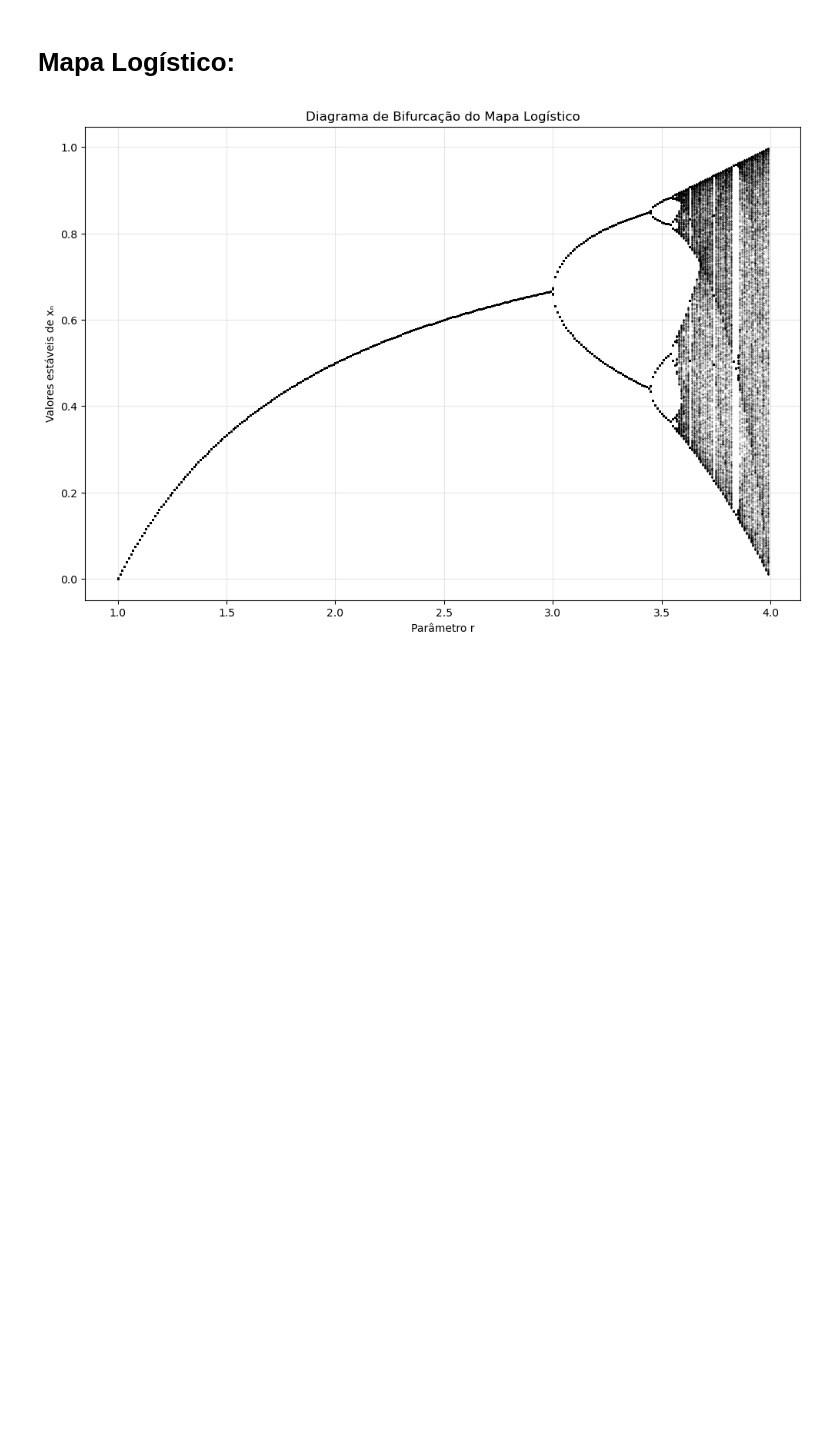
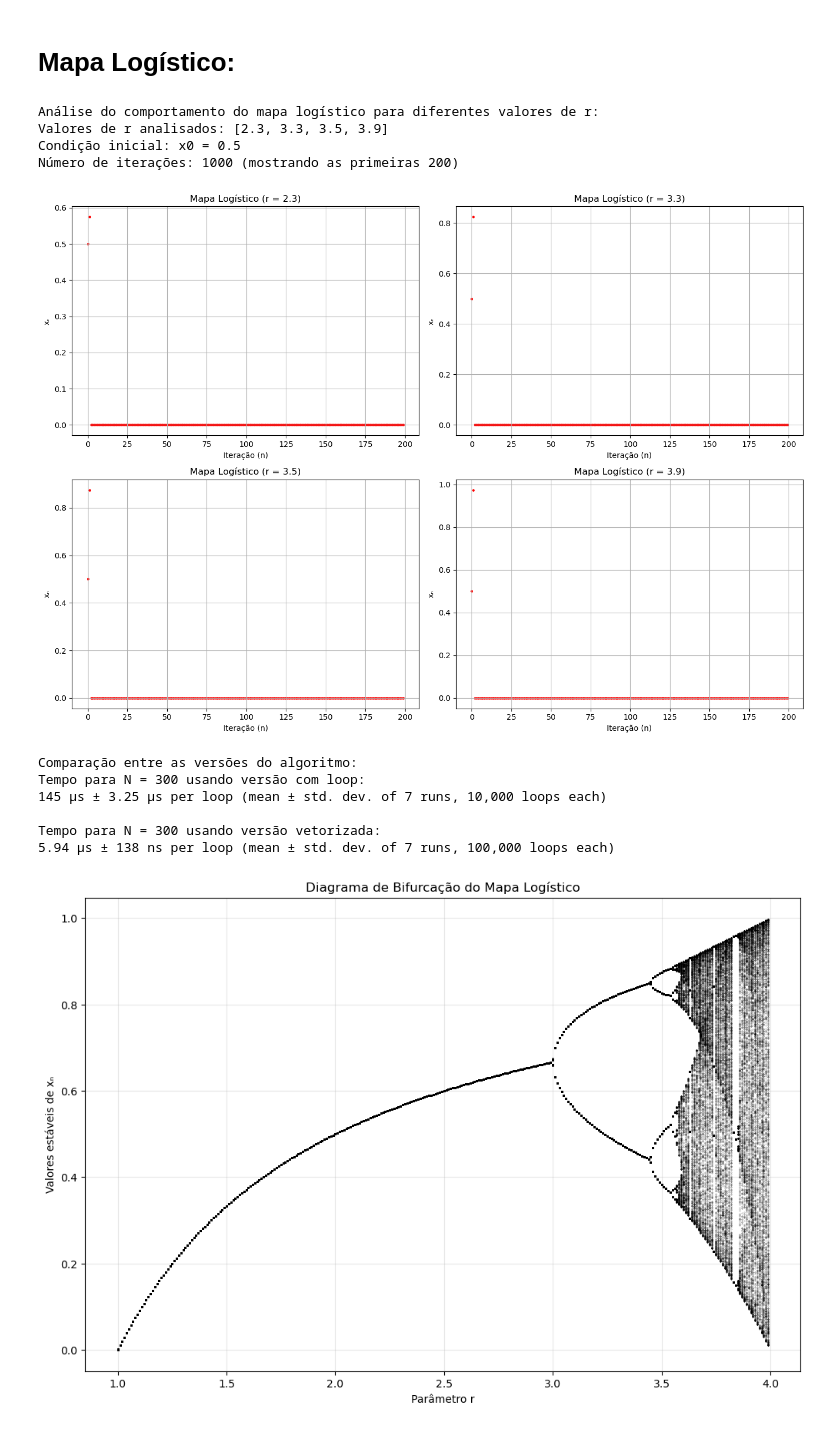
Before and after one commit to marianasenuke/testevscode2, a Jupyter notebook: teste.ipynb, the cells around one changed output. Saved outputs shown, nothing was run; the diff lists cells and outputs as text; code cells hidden in the pictures; blank space fills up the shorter version.

```diff
--- a/teste.ipynb
+++ b/teste.ipynb
@@ -183,7 +183,7 @@ NameError: name 'sqrt' is not defined
 # %% [markdown]
 # Mapa Logístico:
 # %%
-#Mapa logístico, caos e fractais (etapa 1) :
+#mapa logístico etapa 1:
 import numpy as np
 import matplotlib.pyplot as plt
 
@@ -199,42 +199,70 @@ def mapa_logistico(r, x0, N):
 
 def mapa_logistico_vetorizado(r, x0, N):
     """
-    Versão vetorizada do mapa logístico (mais eficiente para N grande)
+
     """
     xn = np.zeros(N+1)
     xn[0] = x0
     xn[1:] = r * xn[:-1] * (1 - xn[:-1])
     return xn
 
 def plot_comportamento(r_values, x0=0.5, N=1000, show_points=200):
     """
-    Plota o comportamento do mapa logístico para diferentes valores de r
 
-    Parâmetros:
-    r_values - lista de valores de r para analisar
-    x0 - condição inicial
-    N - número total de iterações
-    show_points - número de iterações a mostrar nos gráficos
     """
     plt.figure(figsize=(14, 10))
 
     for i, r in enumerate(r_values, 1):
         # Calcular trajetória (usando a versão vetorizada para eficiência)
         xn = mapa_logistico_vetorizado(r, x0, N)
 
         plt.subplot(2, 2, i)
 
         if r == 2.0:
             # Para r=2.0 usamos gráfico de linhas
             plt.plot(xn[:show_points], 'b-', linewidth=1)
         else:
             # Para outros valores usamos scatter plot
             plt.scatter(range(show_points), xn[:show_points], s=5, c='r')
 
         plt.title(f'Mapa Logístico (r = {r})')
         plt.xlabel('Iteração (n)')
         plt.ylabel('xₙ')
         plt.grid(True)
+
+    plt.tight_layout()
+    plt.show()
+
+# Valores de r para análise
+valores_r = [2.3, 3.3, 3.5, 3.9]
+
+# Executar análise e plotagem
+print("Análise do comportamento do mapa logístico para diferentes valores de r:")
+print(f"Valores de r analisados: {valores_r}")
+print(f"Condição inicial: x0 = 0.5")
+print(f"Número de iterações: 1000 (mostrando as primeiras 200)")
+
+plot_comportamento(valores_r)
+
+# Demonstração da diferença entre as implementações
+print("\nComparação entre as versões do algoritmo:")
+N_test = 300
+print(f"Tempo para N = {N_test} usando versão com loop:")
+%timeit mapa_logistico(3.9, 0.5, N_test)
+print(f"\nTempo para N = {N_test} usando versão vetorizada:")
+%timeit mapa_logistico_vetorizado(3.9, 0.5, N_test)
+# %% [output]
+Análise do comportamento do mapa logístico para diferentes valores de r:
+Valores de r analisados: [2.3, 3.3, 3.5, 3.9]
+Condição inicial: x0 = 0.5
+Número de iterações: 1000 (mostrando as primeiras 200)
+[figure, added]
+Comparação entre as versões do algoritmo:
+Tempo para N = 300 usando versão com loop:
+145 μs ± 3.25 μs per loop (mean ± std. dev. of 7 runs, 10,000 loops each)
+
+Tempo para N = 300 usando versão vetorizada:
+5.94 μs ± 138 ns per loop (mean ± std. dev. of 7 runs, 100,000 loops each)
 # %%
 #caos  e fractais etapa 2:
 import numpy as np
```
Also changed, not shown: parts of 4 cells of this notebook.
